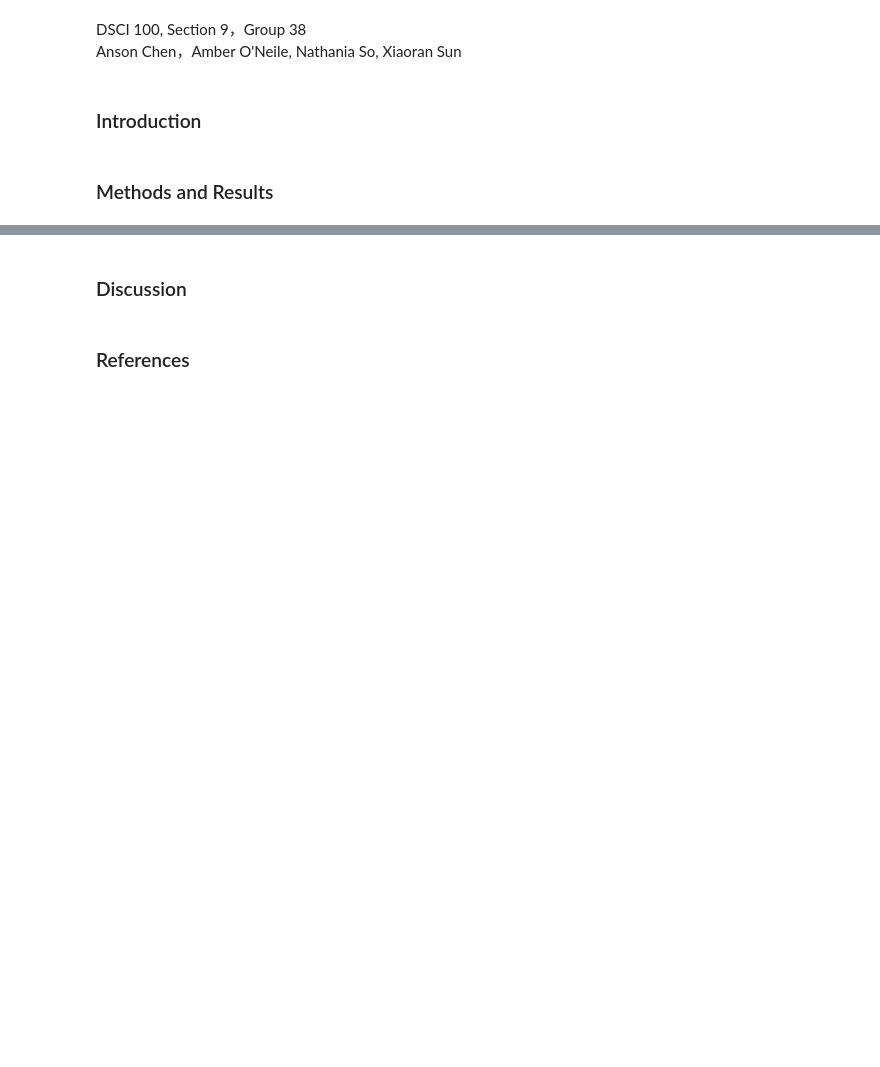
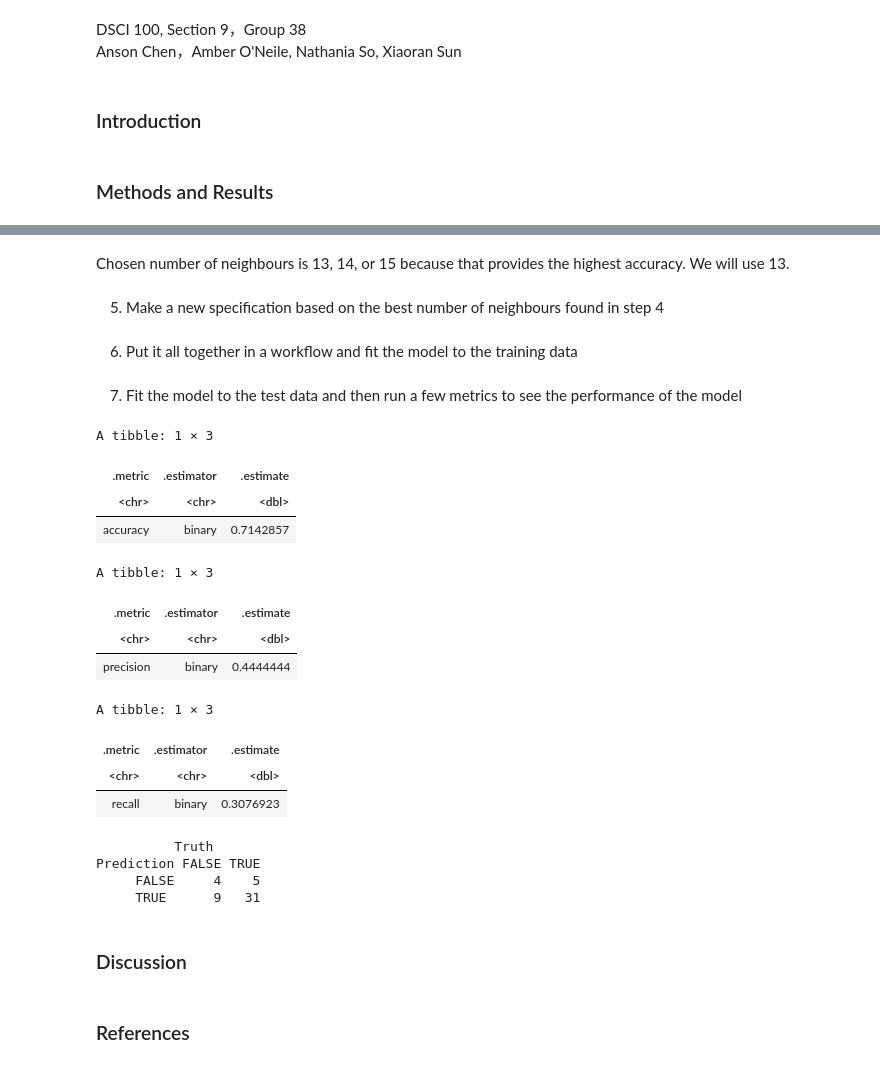
Before and after one commit to nathania-so/Group-38-DSCI-Project, a Jupyter notebook: Data Analysis Project.ipynb, the cells around one changed output, grey strips where cells are left out. Saved outputs shown, nothing was run; the diff lists cells and outputs as text; code cells hidden in the pictures; blank space fills up the shorter version.

```diff
--- a/Data Analysis Project.ipynb
+++ b/Data Analysis Project.ipynb
@@ -90,3 +130,54 @@ cleaned_data <- combined_data |>
+# %% [markdown]
+Chosen number of neighbours is 13, 14, or 15 because that provides the highest accuracy. We will use 13.
+# %% [markdown]
+5. Make a new specification based on the best number of neighbours found in step 4
+# %%
+knn_spec <- nearest_neighbor(weight_func="rectangular", neighbors=13) |>
+            set_engine("kknn") |>
+            set_mode("classification")
+# %% [markdown]
+6. Put it all together in a workflow and fit the model to the training data
+# %%
+knn_fit <- workflow() |>
+          add_recipe(knn_recipe) |>
+          add_model(knn_spec) |>
+          fit(data = data_train)
+# %% [markdown]
+7. Fit the model to the test data and then run a few metrics to see the performance of the model
+# %%
+subscription_predictions <- predict(knn_fit, data_test) |>
+                    bind_cols(data_test)
+
+subscription_accuracy <- subscription_predictions |>
+                metrics(truth = subscribe, estimate = .pred_class) |>
+                filter(.metric == "accuracy")
+subscription_precision <- subscription_predictions |>
+                precision(truth = subscribe, estimate = .pred_class)
+subscription_recall <- subscription_predictions |>
+                recall(truth = subscribe, estimate = .pred_class)
+subscription_conf_mat <- subscription_predictions |>
+                conf_mat(truth = subscribe, estimate = .pred_class)
+subscription_accuracy
+subscription_precision
+subscription_recall
+subscription_conf_mat
+# %% [output]
+A tibble: 1 × 3
+| .metric | .estimator | .estimate |
+| <chr> | <chr> | <dbl> |
+| accuracy | binary | 0.7142857 |
+A tibble: 1 × 3
+| .metric | .estimator | .estimate |
+| <chr> | <chr> | <dbl> |
+| precision | binary | 0.4444444 |
+A tibble: 1 × 3
+| .metric | .estimator | .estimate |
+| <chr> | <chr> | <dbl> |
+| recall | binary | 0.3076923 |
+          Truth
+Prediction FALSE TRUE
+     FALSE     4    5
+     TRUE      9   31
 # %% [markdown]
 ### Discussion
 # %% [markdown]
```
Also changed, not shown: parts of 15 cells of this notebook.
